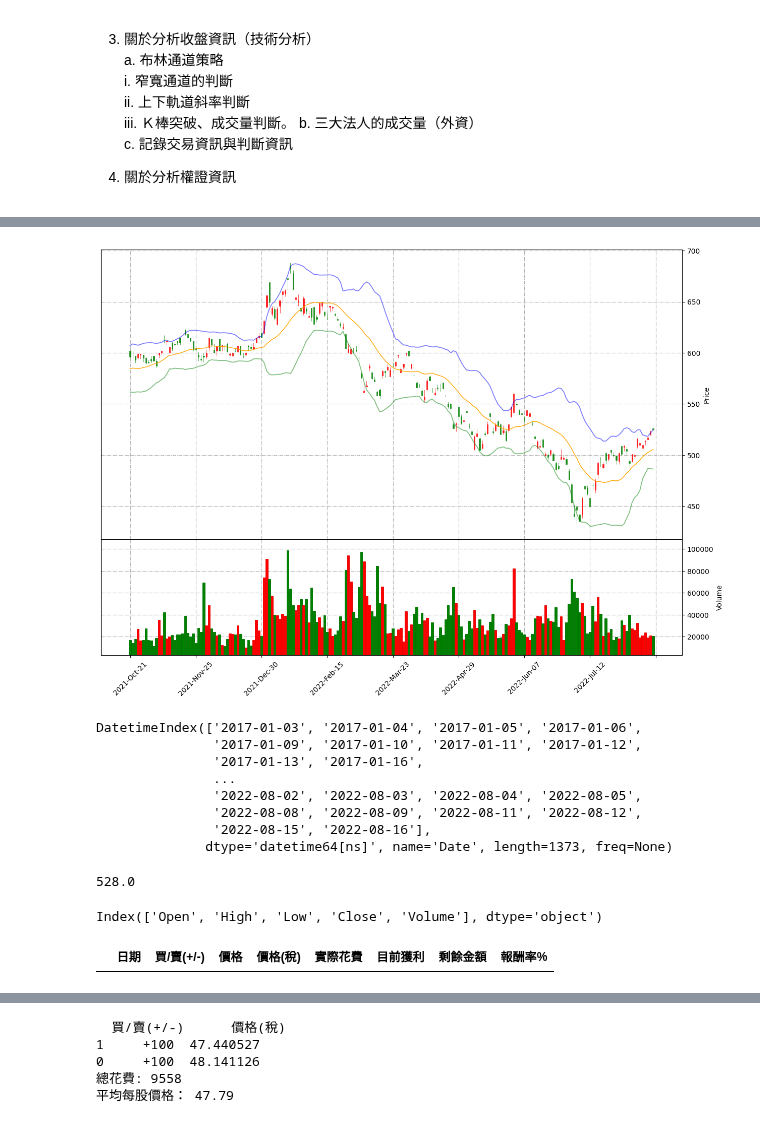
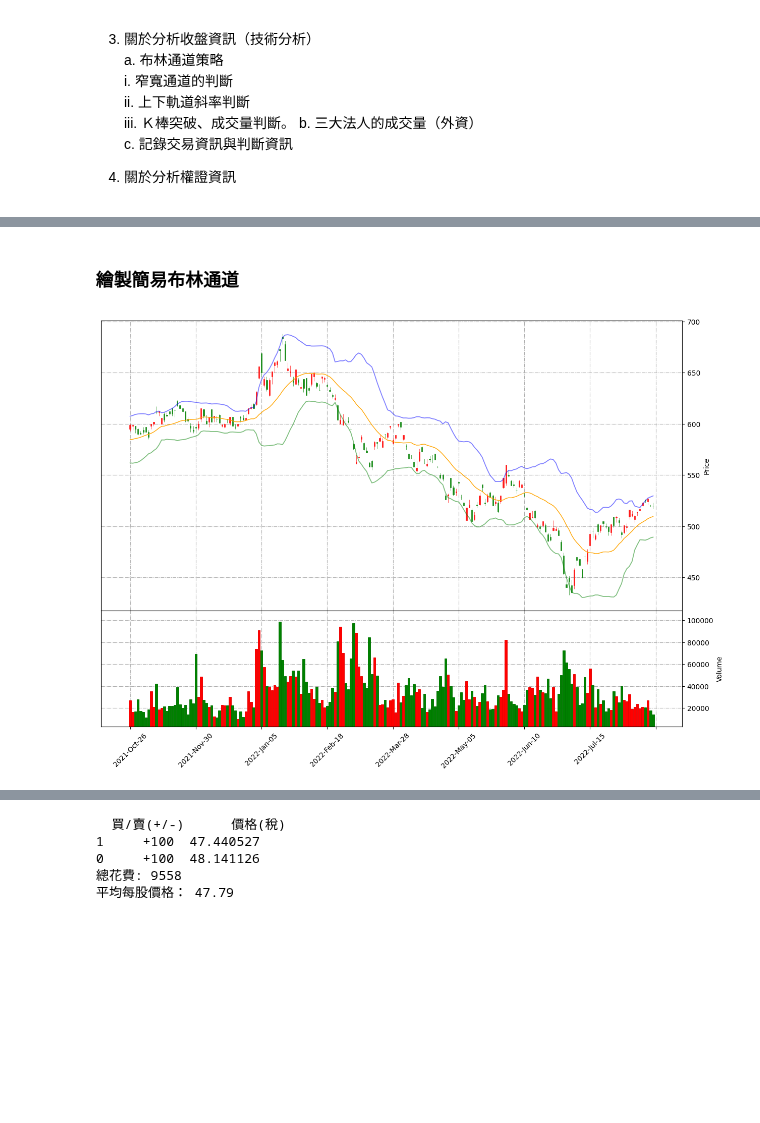
Before and after one commit to oscar50513/stock_project, a Jupyter notebook: BBands.ipynb, the cells around one changed output, grey strips where cells are left out. Saved outputs shown, nothing was run; the diff lists cells and outputs as text; code cells hidden in the pictures; blank space fills up the shorter version.

```diff
--- a/BBands.ipynb
+++ b/BBands.ipynb
@@ -146,69 +63,47 @@ Date
+# %% [markdown]
+### 繪製簡易布林通道
 # %%
-day_num = 200                            # 設定顯示股價資訊的天數
-bbands_data = BBands(SData)              # 將股價資訊經過BBands函式計算
-#print(bbands_data)
+# 繪製簡易布林通道
+import numpy as np
+import mplfinance as mpf
+
+SData = pd.read_csv('2330.csv',index_col='Date')       # 讀取股價檔案
+SData.index = pd.DatetimeIndex(SData.index)            # 更改時間格式
+bbands_data = BBands(SData)                            # 將股價資訊經過BBands函式計算
+day_num = 200                                          # 設定顯示股價資訊的天數
 
 # 繪製布林通道線圖
 addplots = [
-            mpf.make_addplot(bbands_data['b_mid'][-day_num:], panel=0, color='orange', alpha=1
-                             , width=1, secondary_y=False),
+            mpf.make_addplot(bbands_data['b_mid'][-day_num:], panel=0, color='orange', alpha=1, width=1, secondary_y=False),
             mpf.make_addplot(bbands_data['b_up'][-day_num:], color = 'blue', alpha=0.5),
             mpf.make_addplot(bbands_data['b_low'][-day_num:], color = 'green', alpha=0.5)
            ]
 
 # 設置k線圖顏色
-my_color = mpf.make_marketcolors(up='red',      # 上漲顏色
-                                 down='green',  # 下跌顏色
-                                 edge='i',      # 隱藏 K 線邊緣
-                                 volume='in',   # 成交量用同樣的顏色
-                                 inherit=True)  # 繼承其他參數
+my_color = mpf.make_marketcolors(up='red',              # 上漲顏色
+                                 down='green',          # 下跌顏色
+                                 edge='i',              # 隱藏 K 線邊緣
+                                 volume='in',           # 成交量用同樣的顏色
+                                 inherit=True)          # 繼承其他參數
 # 設置圖型呈現
 my_style = mpf.make_mpf_style(gridaxis='both',          # 設置網格
                               gridstyle='-.',           # 設定網格花樣
                               y_on_right=True,          # y 座標放右邊
                               marketcolors=my_color)    # 設定k線圖顏色
 
 kwargs = dict(type = 'candle',
-              figscale = 2, # 設定圖型大小
+              figscale = 2,                             # 設定圖型大小
               style = my_style)
 
 _panel = 2
 mpf.plot(SData.iloc[-day_num:,:],
-         #mav = [10, 20, 60],
          **kwargs,
-         num_panels=_panel,          # 設定總層數
-         main_panel=0,               # 設定 K 線圖層數
-         volume=True,              # 設定是否繪製成交量
-         volume_panel=_panel - 1,    # 設定成交量層數
-         show_nontrading=False,      # 忽略非交易日
+         num_panels=_panel,           # 設定總層數
+         main_panel=0,                # 設定 K 線圖層數
+         volume=True,                 # 設定是否繪製成交量
+         volume_panel=_panel - 1,     # 設定成交量層數
+         show_nontrading=False,       # 忽略非交易日
          tight_layout=False,          # 設定布局方式
          addplot = addplots)
 # %% [output]
-[figure, old version]
+[figure, new version]
-# %%
-bbands_data.index
-# %% [output]
-DatetimeIndex(['2017-01-03', '2017-01-04', '2017-01-05', '2017-01-06',
-               '2017-01-09', '2017-01-10', '2017-01-11', '2017-01-12',
-               '2017-01-13', '2017-01-16',
-               ...
-               '2022-08-02', '2022-08-03', '2022-08-04', '2022-08-05',
-               '2022-08-08', '2022-08-09', '2022-08-11', '2022-08-12',
-               '2022-08-15', '2022-08-16'],
-              dtype='datetime64[ns]', name='Date', length=1373, freq=None)
-# %%
-bbands_data.loc['2021-01-04', 'Low']
-# %% [output]
-528.0
-# %%
-SData.columns
-# %% [output]
-Index(['Open', 'High', 'Low', 'Close', 'Volume'], dtype='object')
-# %%
-# pandas test
-import pandas as pd
-column = [['日期', '買/賣(+/-)', '價格', '價格(稅)', '實際花費', '目前獲利', '剩餘金額', '報酬率%']]
-detail = pd.DataFrame(columns=column)
-detail
-# %% [output]
-|  | 日期 | 買/賣(+/-) | 價格 | 價格(稅) | 實際花費 | 目前獲利 | 剩餘金額 | 報酬率% |
```
Also changed, not shown: parts of 30 cells of this notebook, 7 other files.
